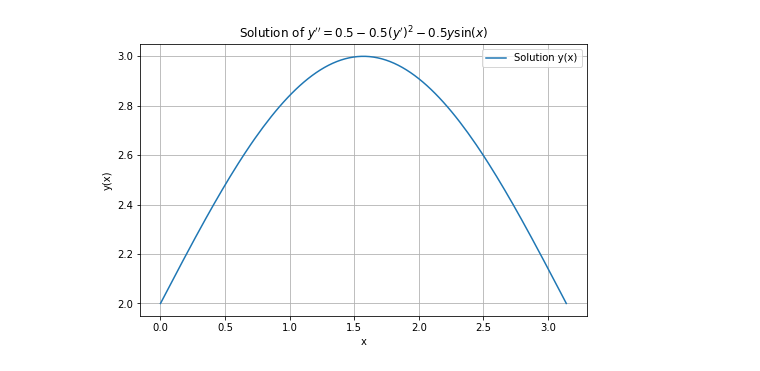
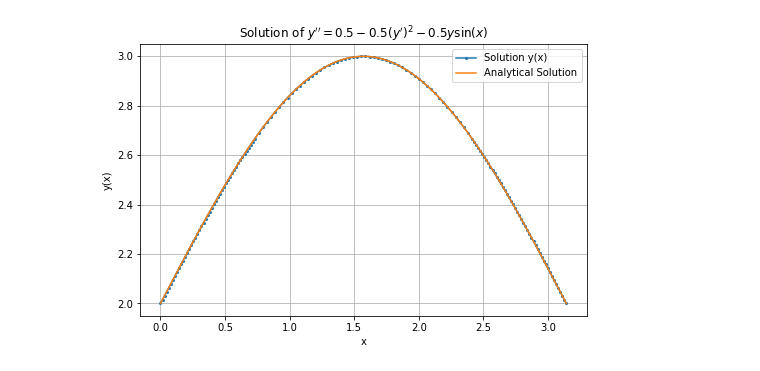
Before and after one commit to santanu-m/Computational-Physics, a Jupyter notebook: Assignment 2 Q 9.ipynb, the cells around one changed output. Cells and saved outputs as stored; diff of their text form; code cells hidden in the pictures.

```diff
--- a/Assignment 2 Q 9.ipynb
+++ b/Assignment 2 Q 9.ipynb
@@ -142,32 +145,33 @@ import numpy as np
 import matplotlib.pyplot as plt
 from scipy.integrate import solve_bvp
 
 # Define the system of ODEs
 def odes(x, u):
     return np.vstack((u[1], 0.5 - 0.5 * u[1]**2 - 0.5 * u[0] * np.sin(x)))
 
 # Define the boundary conditions
 def boundary_conditions(ua, ub):
     return np.array([ua[0] - 2, ub[0] - 2])
 
 # Set up the mesh for solution
 x_mesh = np.linspace(0, np.pi, 100)
 
 # Initial guess for the solution (can be refined to improve convergence)
 u_init = np.zeros((2, x_mesh.size))
 u_init[0, :] = 2  # Assuming a constant function y(x) = 2 as a first guess
 
 # Solve the BVP
 sol = solve_bvp(odes, boundary_conditions, x_mesh, u_init)
 
 # Plot the results
 plt.figure(figsize=(8, 5))
-plt.plot(sol.x, sol.y[0], label='Solution y(x)')
+plt.plot(sol.x, sol.y[0], label='Solution y(x)',marker='o', markersize=2)
+plt.plot(x_mesh,2+np.sin(x_mesh), label="Analytical Solution")
 plt.xlabel('x')
 plt.ylabel('y(x)')
 plt.title('Solution of $y\'\' = 0.5 - 0.5(y\')^2 - 0.5y \sin(x)$')
 plt.legend()
 plt.grid(True)
 plt.show()
 # %% [output]
-[figure, old version]
+[figure, new version]
```
Also changed, not shown: parts of 3 cells of this notebook, 3 other files.
